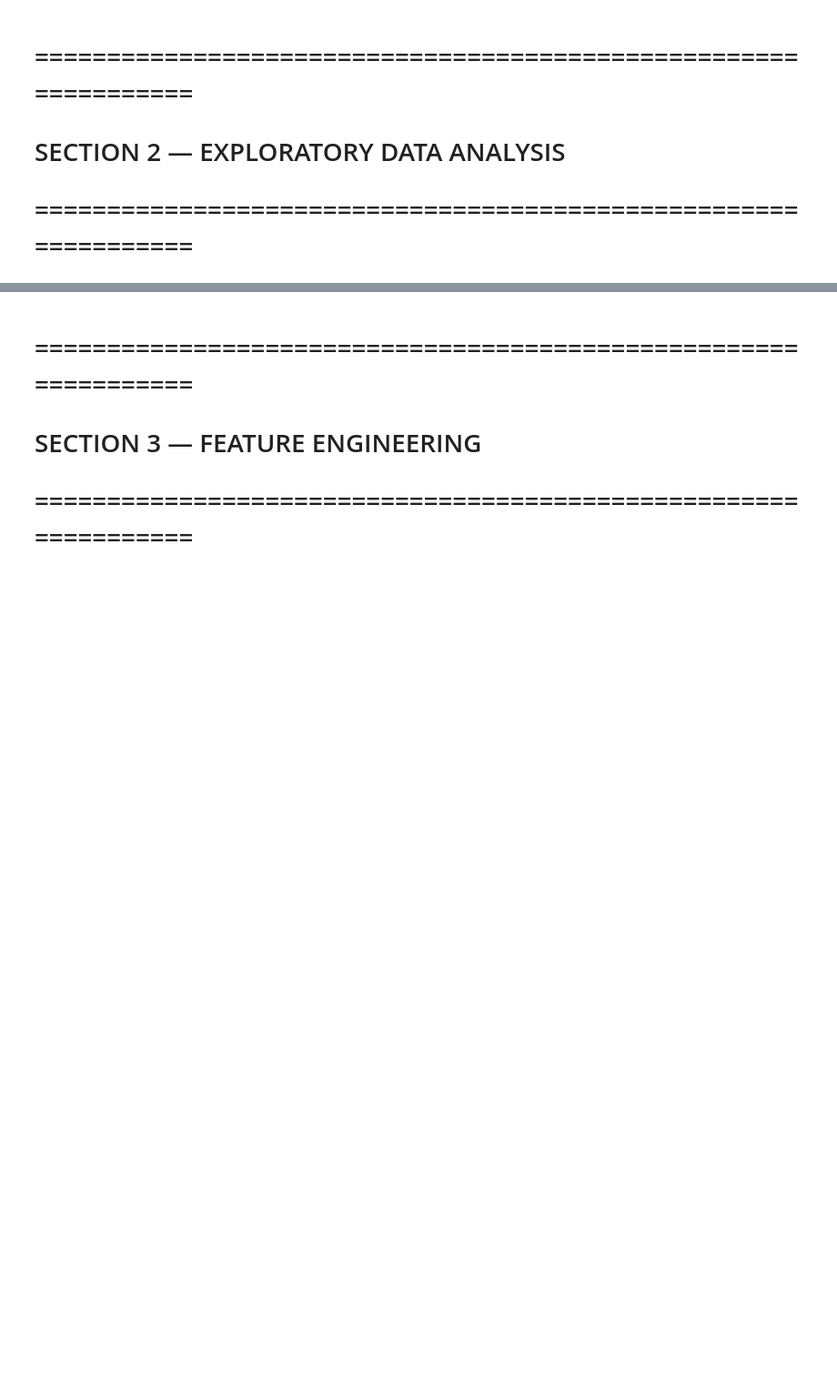
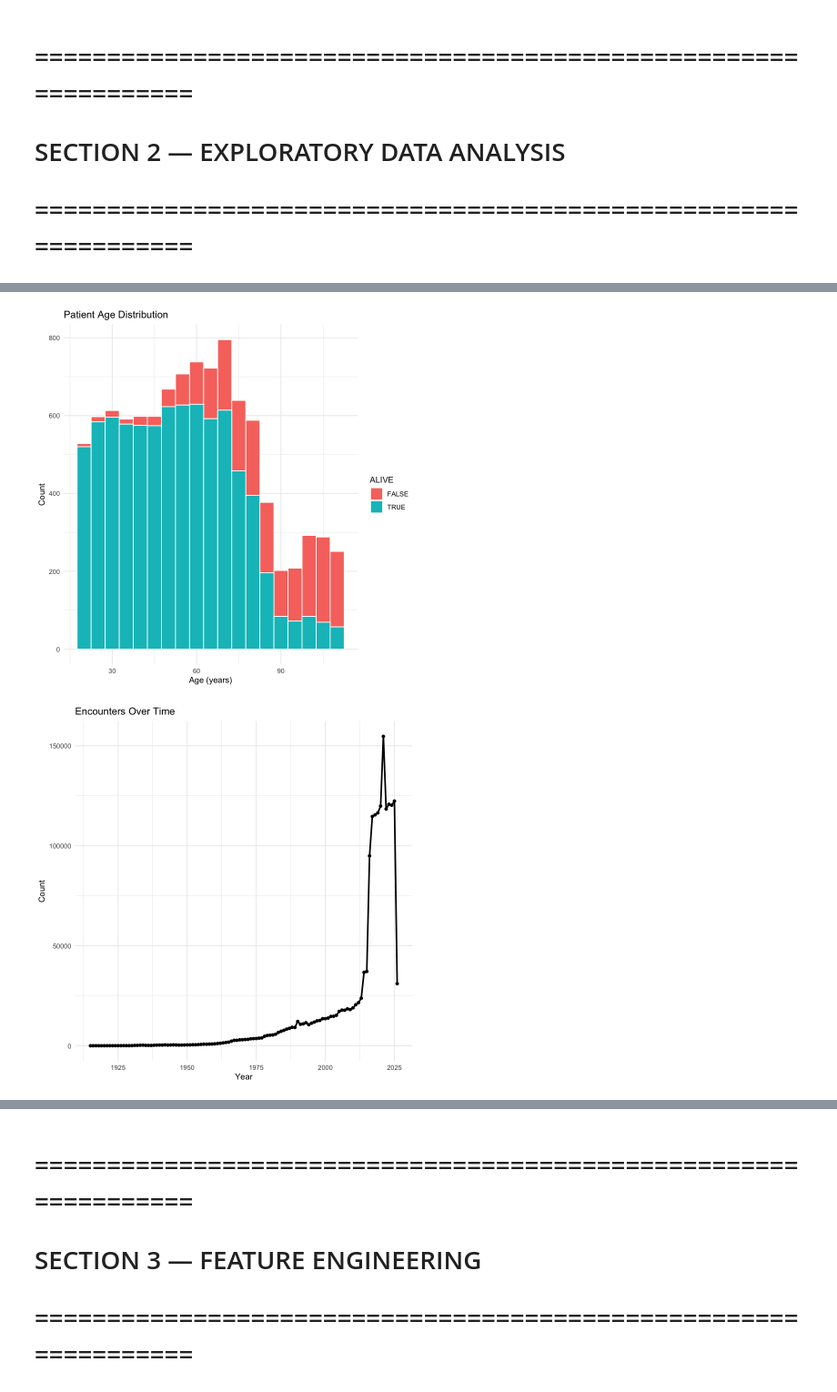
Before and after one commit to czhang2884/abfm-skills-assessment, a Jupyter notebook: skills_assessment_notebook.ipynb, the cells around one changed output, grey strips where cells are left out. Shown at 91% size. Drawn from its saved outputs; the diff is of its cells as text; code cells hidden in the pictures; blank space fills up the shorter version.

```diff
--- a/skills_assessment_notebook.ipynb
+++ b/skills_assessment_notebook.ipynb
@@ -289,0 +395,45 @@ for (nm in names(all_tables)) {
+# %%
+# 1. Age distribution
+patients <- patients %>%
+  mutate(AGE = as.numeric(difftime(Sys.Date(), BIRTHDATE, units = "days")) / 365,
+         ALIVE = is.na(DEATHDATE))
+
+ggplot(patients, aes(x = AGE, fill = ALIVE)) +
+  geom_histogram(binwidth = 5, color = "white") +
+  labs(title = "Patient Age Distribution", x = "Age (years)", y = "Count") +
+  theme_minimal()
+
+# 2. Encounter volume by year
+encounters %>%
+  mutate(YEAR = year(START)) %>%
+  count(YEAR) %>%
+  ggplot(aes(x = YEAR, y = n)) +
+  geom_line(linewidth = 1) +
+  geom_point() +
+  labs(title = "Encounters Over Time", x = "Year", y = "Count") +
+  theme_minimal()
+
+# 3. Top 20 conditions
+conditions %>%
+  count(DESCRIPTION, sort = TRUE) %>%
+  slice_head(n = 20) %>%
+  ggplot(aes(x = n, y = reorder(DESCRIPTION, n))) +
+  geom_col(fill = "steelblue") +
+  labs(title = "Top 20 Conditions", x = "Count", y = NULL) +
+  theme_minimal()
+
+# 4. Observation type completeness
+observations %>%
+  count(DESCRIPTION) %>%
+  arrange(desc(n)) %>%
+  slice_head(n = 25) %>%
+  ggplot(aes(x = n, y = reorder(DESCRIPTION, n))) +
+  geom_col(fill = "darkgreen") +
+  scale_x_continuous(labels = comma) +
+  labs(title = "Top 25 Observation Types by Frequency", x = "Records", y = NULL) +
+  theme_minimal() +
+  theme(axis.text.y = element_text(size = 8),
+        plot.margin = unit(c(5, 15, 5, 5), "pt"))
+# %% [output]
+[figure, added]
+[figure, added]
```
Also changed, not shown: parts of 5 cells of this notebook.
